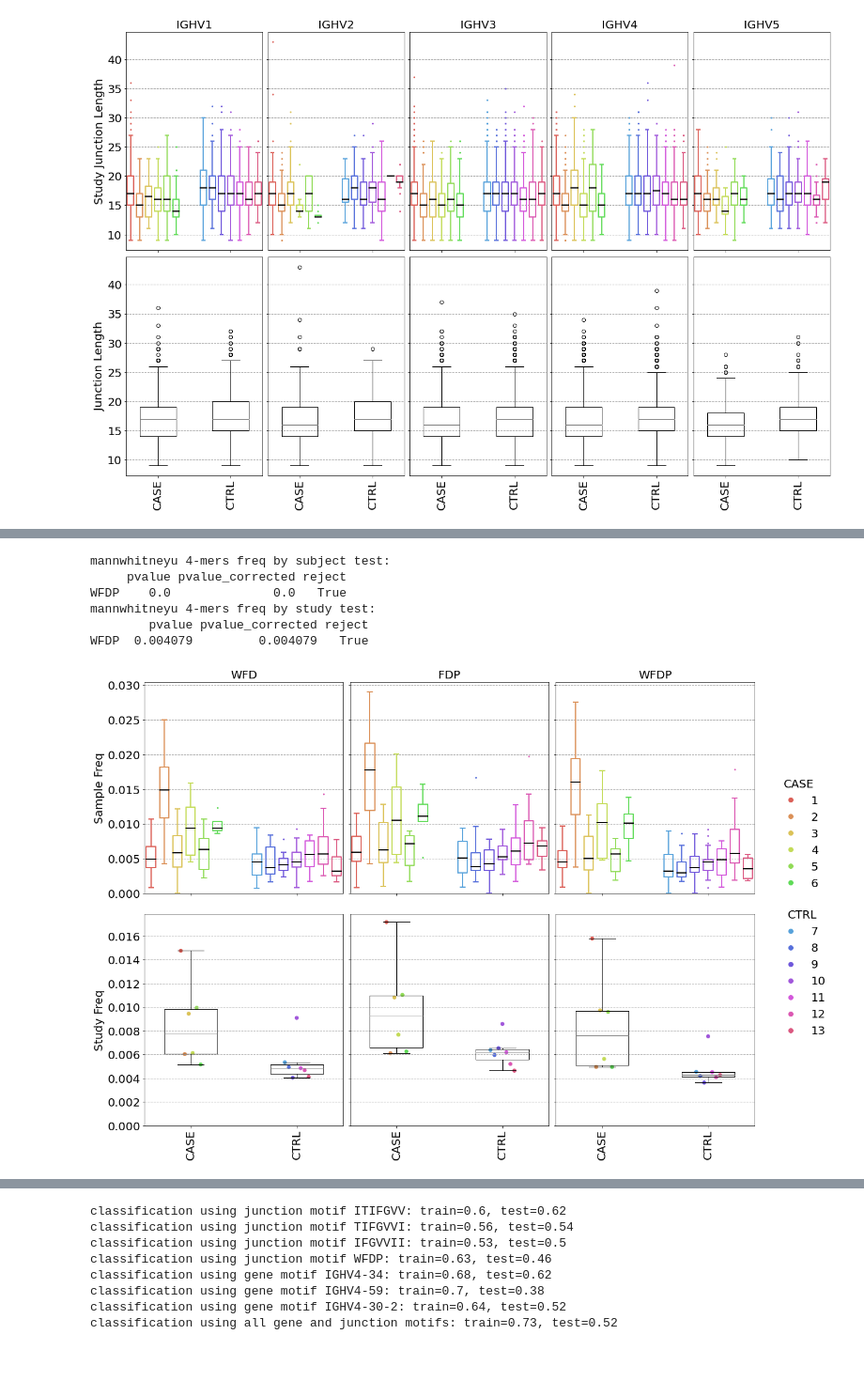
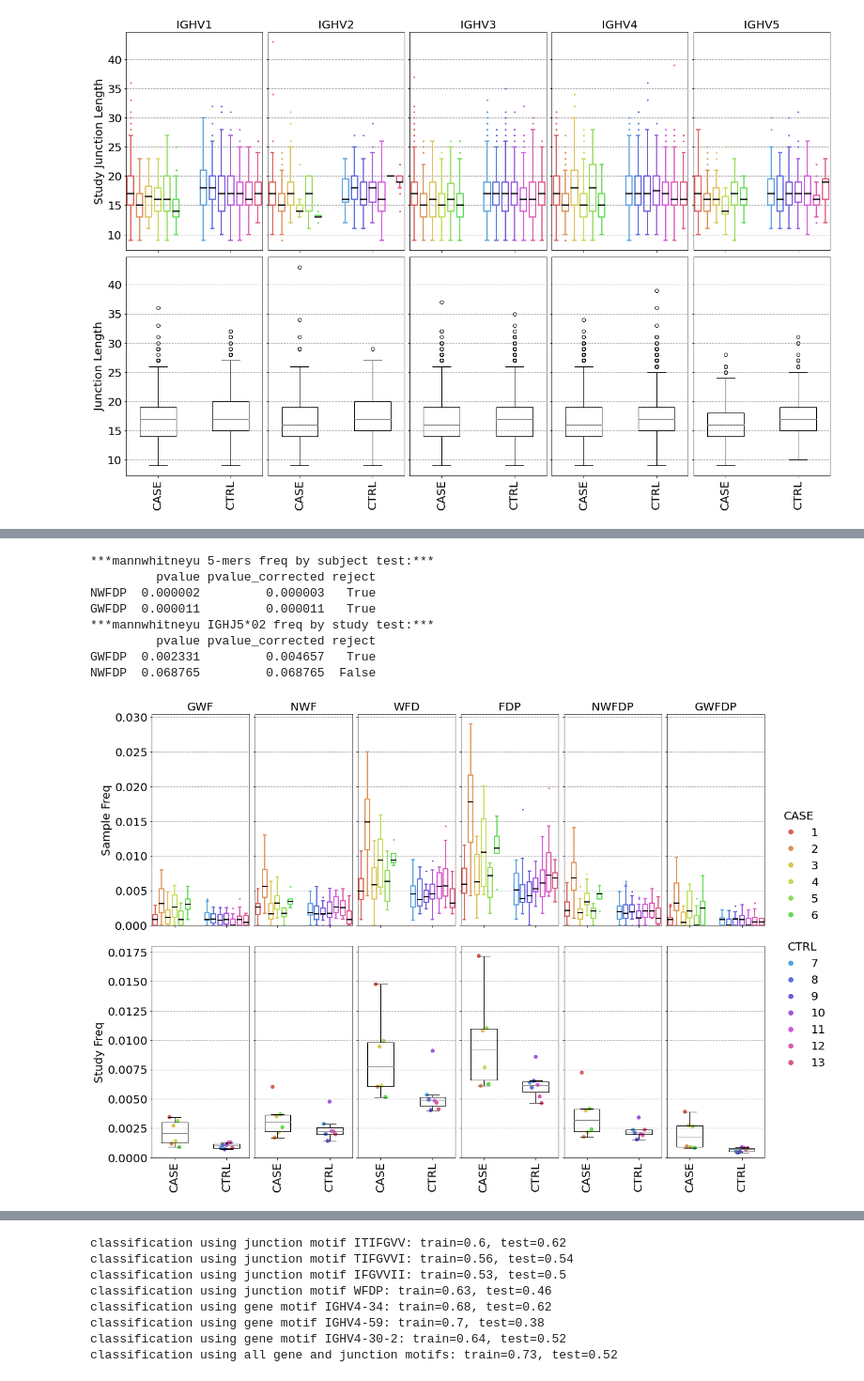
Before and after one commit to boazfran/CovidAbMetaAnalysis, a Jupyter notebook: AbMetaAnalysis.ipynb, the cells around one changed output, grey strips where cells are left out. Shown at 94% size. Drawn from its saved outputs; the diff is of its cells as text; code cells hidden in the pictures.

Commit message:
Fixing some plots and adding new

```diff
--- a/AbMetaAnalysis.ipynb
+++ b/AbMetaAnalysis.ipynb
@@ -29,12 +29,12 @@ covid_ctrl_test_metadata = pd.read_csv(
 ).set_index(["study_id", "subject_id"])
 
 # labels for the covid test set
-covid_test_labels = pd.Series(True, index=covid_case_test_metadata.index).append(
-    pd.Series(False, index=covid_ctrl_test_metadata.index)
+covid_test_labels = pd.concat(
+    [pd.Series(True, index=covid_case_test_metadata.index), pd.Series(False, index=covid_ctrl_test_metadata.index)]
 )
 # labels for the covid cross validation set
-covid_labels = pd.Series(True, index=covid_case_metadata.index).append(
-    pd.Series(False, index=covid_ctrl_metadata.index)
+covid_labels = pd.concat(
+    [pd.Series(True, index=covid_case_metadata.index), pd.Series(False, index=covid_ctrl_metadata.index)]
 ).drop(index=covid_test_labels.index)
 
 for folder in ['distance_matrices',  'rep_clf_output',  'subsampled_files', 'figures', 'motifs']:
@@ -946,87 +946,88 @@ FDP  0.036713         0.036713   True
 # %%
-covid_by_subj_wfdp_df, covid_by_study_wfdp_df, covid_by_label_wfdp_df = load_motifs_analysis(
+covid_by_subj_nwfdp_df, covid_by_study_nwfdp_df, covid_by_label_nwfdp_df = load_motifs_analysis(
     motifs_dir=os.path.join(output_dir, 'covid_output', 'motifs'),
     base_name='top_100_complete_linkage_dist_0.0_clusters_max_seq_per_cluster_1',
-    motif='wfdp'
+    motif='nwfdp'
 )
+force_kmer_analysis=False
+if force_kmer_analysis or covid_by_subj_nwfdp_df is None or covid_by_study_nwfdp_df is None or covid_by_label_nwfdp_df is None:
 
-if force_kmer_analysis or covid_by_subj_wfdp_df is None or covid_by_study_wfdp_df is None or covid_by_label_wfdp_df is None:
-
-    covid_by_subj_4mer_df, covid_by_study_4mer_df, covid_by_label_4mer_df = get_motif_analysis(
+    covid_by_subj_5mer_df, covid_by_study_5mer_df, covid_by_label_5mer_df = get_motif_analysis(
         covid_case_airr_seq_df,
         covid_ctrl_airr_seq_df,
-        lambda x: count_kmers_by_subj(x, 4),
-        outlier_th=3,
-        ci_alpha=0.1
+        lambda x: count_kmers_by_subj(x, 5),
+        outlier_th=3
     )
     save_motifs_analysis(
         by_subj_motif_df=pd.concat(
-            [covid_by_subj_3mer_df.loc[:, (slice(None), ['WFD', 'FDP'])], covid_by_subj_4mer_df.loc[:, (slice(None), ['WFDP'])]], axis=1
+            [covid_by_subj_3mer_df.loc[:, (slice(None), ['GWF', 'NWF', 'WFD', 'FDP'])], covid_by_subj_5mer_df.loc[:, (slice(None), ['NWFDP', 'GWFDP'])]], axis=1
         ),
         by_study_motif_df=pd.concat(
-            [covid_by_study_3mer_df.loc[:, (slice(None), ['WFD', 'FDP'])], covid_by_study_4mer_df.loc[:, (slice(None), ['WFDP'])]], axis=1
+            [covid_by_study_3mer_df.loc[:, (slice(None), ['GWF', 'NWF', 'WFD', 'FDP'])], covid_by_study_5mer_df.loc[:, (slice(None), ['NWFDP', 'GWFDP'])]], axis=1
         ),
         by_label_motif_df=pd.concat(
-            [covid_by_label_3mer_df.loc[:, ['WFD', 'FDP']], covid_by_label_4mer_df.loc[:, ['WFDP']]], axis=1
+            [covid_by_label_3mer_df.loc[:, ['GWF', 'NWF', 'WFD', 'FDP']], covid_by_label_5mer_df.loc[:, ['NWFDP', 'GWFDP']]], axis=1
         ),
         motifs_dir=os.path.join(output_dir, 'covid_output', 'motifs'),
         base_name='top_100_complete_linkage_dist_0.0_clusters_max_seq_per_cluster_1',
-        motif='wfdp'
+        motif='nwfdp'
     )
-    covid_by_subj_wfdp_df, covid_by_study_wfdp_df, covid_by_label_wfdp_df = load_motifs_analysis(
-        motifs_dir=os.path.join(output_dir, 'covid_output', 'motifs'), base_name='top_100_complete_linkage_dist_0.0_clusters_max_seq_per_cluster_1', motif='wfdp'
+    covid_by_subj_nwfdp_df, covid_by_study_nwfdp_df, covid_by_label_nwfdp_df = load_motifs_analysis(
+        motifs_dir=os.path.join(output_dir, 'covid_output', 'motifs'), base_name='top_100_complete_linkage_dist_0.0_clusters_max_seq_per_cluster_1', motif='nwfdp'
     )
-    del covid_by_subj_4mer_df, covid_by_study_4mer_df, covid_by_label_4mer_df
+    del covid_by_subj_5mer_df, covid_by_study_5mer_df, covid_by_label_5mer_df
 
-print("mannwhitneyu 4-mers freq by subject test:")
+print("***mannwhitneyu 5-mers freq by subject test:***")
 print(
     mannwhitneyu_test(
-        df=covid_by_subj_wfdp_df.loc[:, (slice(None), ['WFDP'])],
+        df=covid_by_subj_nwfdp_df.loc[:, (slice(None), ['NWFDP', 'GWFDP'])],
         confidence_th=0.05,
         alternative='greater',
         adjustment_method='holm-sidak',
         y='prop'
     )
 )
-print("mannwhitneyu 4-mers freq by study test:")
+print("***mannwhitneyu IGHJ5*02 freq by study test:***")
 print(
     mannwhitneyu_test(
-        df=covid_by_study_wfdp_df.loc[:, (slice(None), ['WFDP'])],
+        df=covid_by_study_nwfdp_df.loc[:, (slice(None), ['NWFDP', 'GWFDP'])],
         confidence_th=0.05,
         alternative='greater',
         adjustment_method='holm-sidak',
         y='prop'
     )
 )
 
-fig, axes = plt.subplots(2, 3, constrained_layout=True, figsize=(18, 12), sharex='col', sharey='row')
+fig, axes = plt.subplots(2, 6, constrained_layout=True, figsize=(18, 12), sharex='col', sharey='row')
 case_ctrl_color_diff=3
 colors = sns.color_palette("hls", len(covid_by_study_v_gene_df) + case_ctrl_color_diff)
 boxplot_features(
-    by_subj_df=covid_by_subj_wfdp_df,
-    by_study_df=covid_by_study_wfdp_df,
+    by_subj_df=covid_by_subj_nwfdp_df,
+    by_study_df=covid_by_study_nwfdp_df,
     aliase2study=covid_aliase2study,
     case_aliases=covid_case_aliases,
     ctrl_aliases=covid_ctrl_aliases,
     colors=colors,
     axes=axes,
     case_ctrl_color_diff=case_ctrl_color_diff,
     outlier_th=2.5,
     y='prop',
     ylabel="Freq"
 )
 
-case_legend = axes[0,2].legend(handles=case_handles, title='CASE', title_fontsize=20, fontsize=20, loc=(1.1, 0))
+case_legend = axes[0,5].legend(handles=case_handles, title='CASE', title_fontsize=20, fontsize=20, loc=(1.1, 0))
 case_legend.get_frame().set_linewidth(0.0)
-ctrl_legend = axes[1,2].legend(handles=ctrl_handles, title='CTRL', title_fontsize=20, fontsize=20, loc=(1.1, 0.4))
+ctrl_legend = axes[1,5].legend(handles=ctrl_handles, title='CTRL', title_fontsize=20, fontsize=20, loc=(1.1, 0.4))
 ctrl_legend.get_frame().set_linewidth(0.0)
 
-plt.savefig(os.path.join(output_dir, 'covid_output', 'figures', 'wfdp_junction_motif.pdf'))
+plt.savefig(os.path.join(output_dir, 'covid_output', 'figures', 'nwfdp_junction_motif.pdf'))
 # %% [output]
-mannwhitneyu 4-mers freq by subject test:
-     pvalue pvalue_corrected reject
-WFDP    0.0              0.0   True
-mannwhitneyu 4-mers freq by study test:
-        pvalue pvalue_corrected reject
-WFDP  0.004079         0.004079   True
+***mannwhitneyu 5-mers freq by subject test:***
+         pvalue pvalue_corrected reject
+NWFDP  0.000002         0.000003   True
+GWFDP  0.000011         0.000011   True
+***mannwhitneyu IGHJ5*02 freq by study test:***
+         pvalue pvalue_corrected reject
+GWFDP  0.002331         0.004657   True
+NWFDP  0.068765         0.068765  False
-[figure, old version]
+[figure, new version]
```
Also changed, not shown: parts of 11 cells of this notebook.
